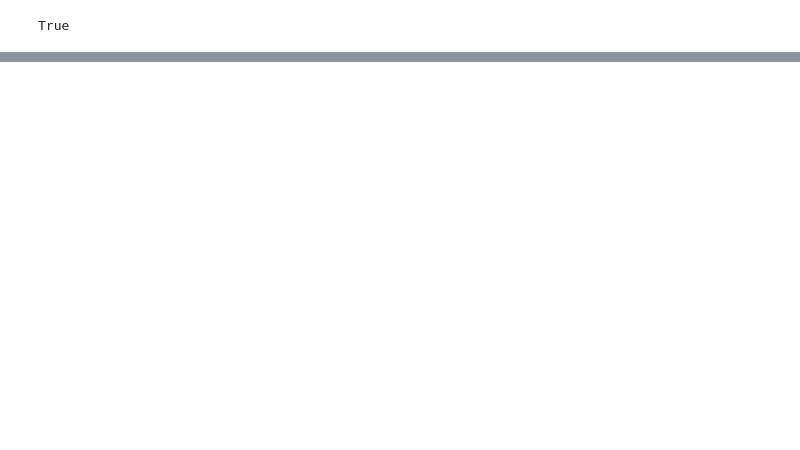
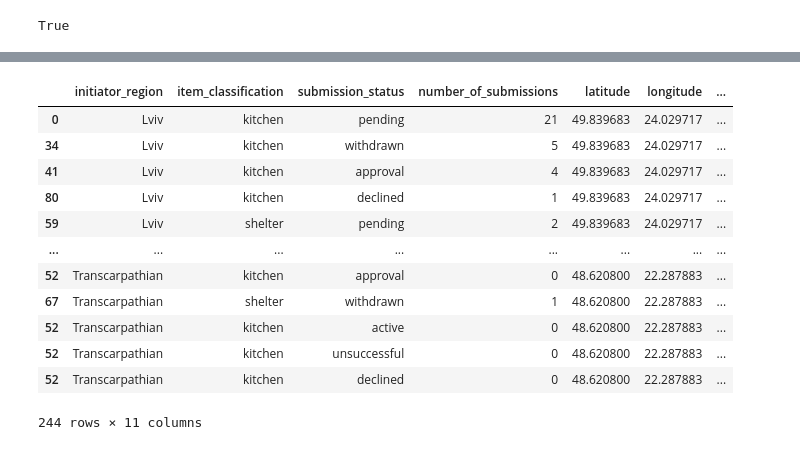
Before and after one commit to Reennon/data_viz_final_project, a Jupyter notebook: notebooks/data_engineering/golden.ipynb, the cells around one changed output, grey strips where cells are left out. Cells and saved outputs as stored; diff of their text form; code cells hidden in the pictures; blank space fills up the shorter version.

```diff
--- a/notebooks/data_engineering/golden.ipynb
+++ b/notebooks/data_engineering/golden.ipynb
@@ -98,3 +98,45 @@ submissions_golden_df
+# %%
+# Translate regions from UKR to ENG
+mapping_dict: str = {
+    'Івано-Франківська': 'Ivano-Frankivsk',
+    'Волинська': 'Volyn',
+    'Вінницька': 'Vinnytsia',
+    'Дніпропетровська': 'Dnipropetrovsk',
+    'Житомирська': 'Zhytomyr',
+    'Закарпатська': 'Transcarpathian',
+    'Запорізька': 'Zaporizhia',
+    'Київська': 'Kyiv',
+    'Кіровоградська': 'Kirovohrad',
+    'Львівська': 'Lviv',
+    'Миколаївська': 'Mykolaiv',
+    'Одеська': 'Odessa',
+    'Полтавська': 'Poltava',
+    'Рівненська': 'Rivne',
+    'Сумська': 'Sumy',
+    'Тернопільська': 'Ternopil',
+    'Харківська': 'Kharkiv',
+    'Херсонська': 'Kherson',
+    'Хмельницька': 'Khmelnytskyi',
+    'Черкаська': 'Cherkasy',
+    'Чернівецька': 'Chernivtsi',
+    'Чернігівська': 'Chernihiv'
+}
+submissions_golden_df.loc[:, "initiator_region"] = submissions_golden_df.loc[:, "initiator_region"].map(mapping_dict)
+submissions_golden_df
+# %% [output]
+|  | initiator_region | item_classification | submission_status | number_of_submissions | latitude | longitude | ... |
+| 0 | Lviv | kitchen | pending | 21 | 49.839683 | 24.029717 | ... |
+| 34 | Lviv | kitchen | withdrawn | 5 | 49.839683 | 24.029717 | ... |
+| 41 | Lviv | kitchen | approval | 4 | 49.839683 | 24.029717 | ... |
+| 80 | Lviv | kitchen | declined | 1 | 49.839683 | 24.029717 | ... |
+| 59 | Lviv | shelter | pending | 2 | 49.839683 | 24.029717 | ... |
+| ... | ... | ... | ... | ... | ... | ... | ... |
+| 52 | Transcarpathian | kitchen | approval | 0 | 48.620800 | 22.287883 | ... |
+| 67 | Transcarpathian | shelter | withdrawn | 1 | 48.620800 | 22.287883 | ... |
+| 52 | Transcarpathian | kitchen | active | 0 | 48.620800 | 22.287883 | ... |
+| 52 | Transcarpathian | kitchen | unsuccessful | 0 | 48.620800 | 22.287883 | ... |
+| 52 | Transcarpathian | kitchen | declined | 0 | 48.620800 | 22.287883 | ... |
+244 rows × 11 columns
 # %%
 # Save Preprocessed Dataset
 submissions_golden_df.to_csv("../../data/submissions_golden.csv", index=False)
```
Also changed, not shown: parts of 2 cells of this notebook, 4 other files.
